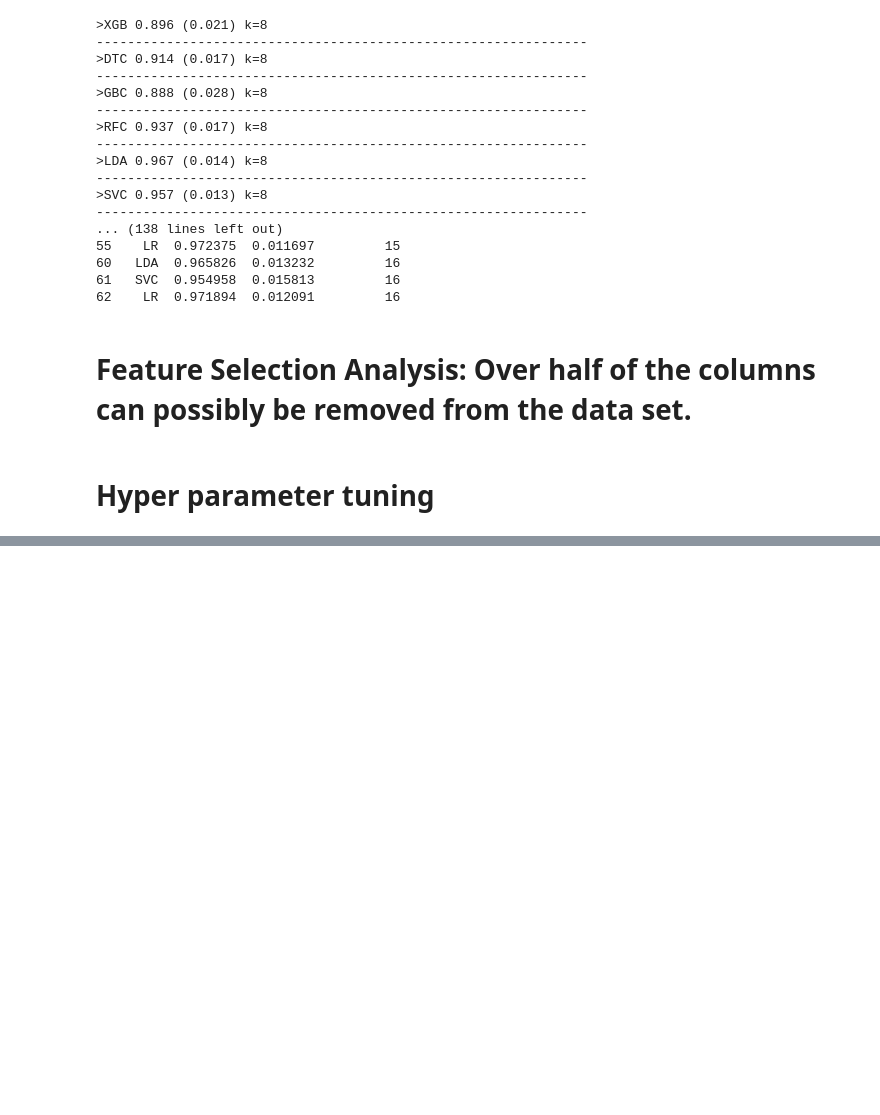
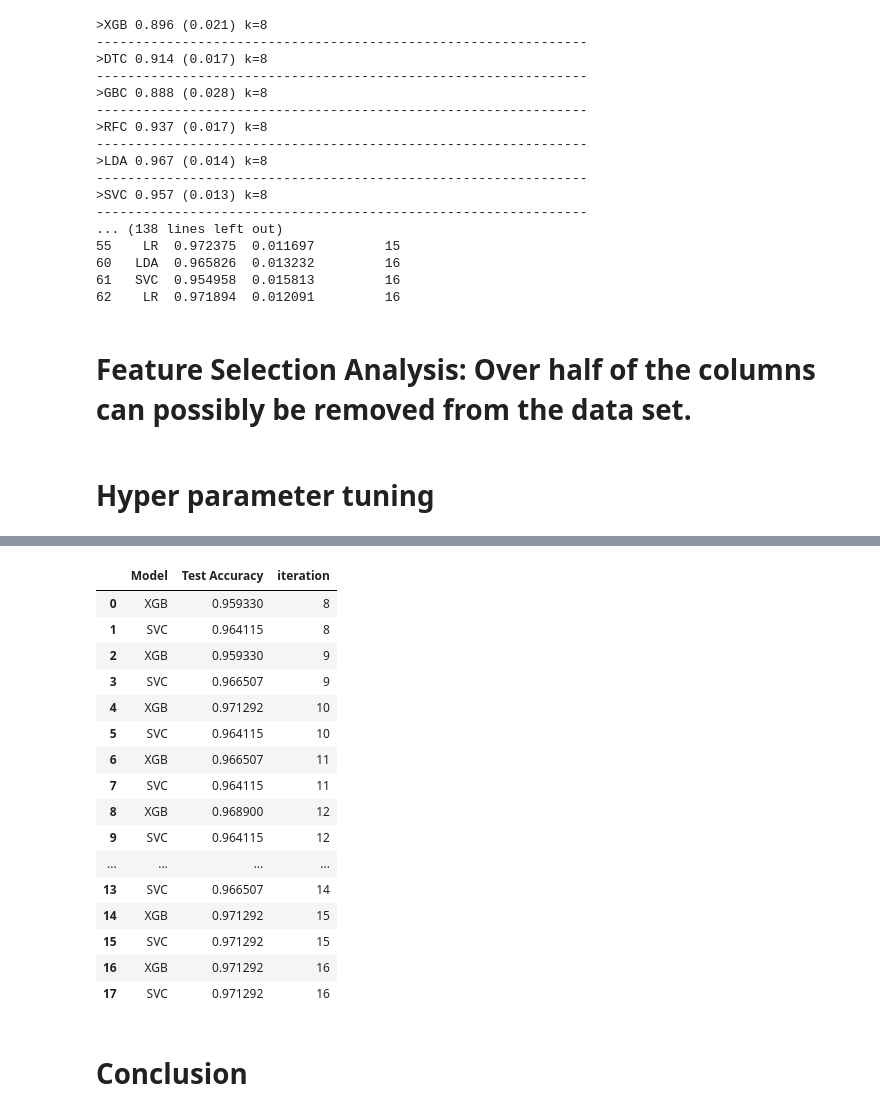
Before and after one commit to MaukanMir/Obesity-Classifier-Part-Two-, a Jupyter notebook: training.ipynb, the cells around one changed output, grey strips where cells are left out. Saved outputs shown, nothing was run; the diff lists cells and outputs as text; code cells hidden in the pictures; blank space fills up the shorter version.

Commit message:
Added new models

```diff
--- a/training.ipynb
+++ b/training.ipynb
@@ -713,0 +759,37 @@ Test accuracy for RFC: 0.959
+# %%
+models = {
+    'XGB': XGBClassifier(learning_rate=0.1, max_depth=5, n_estimators=300),
+    'SVC': SVC(C=10, gamma='scale', kernel='linear')
+}
+
+model_performance = []
+for k in range(8, X.shape[1]+1):
+    print("---------------------------------------------")
+    print(f"Iteration: {k}")
+    fs = SelectKBest(score_func=mutual_info_classif, k=k)
+    for name, model in models.items():
+        pipeline = Pipeline([
+            ('scaler', StandardScaler()),
+            ('power_transformer', PowerTransformer()),
+            ("mutual_information", fs),
+            ('model', model)
+        ])
+
+        # Fit the model using the entire training dataset
+        pipeline.fit(X_train, y_train)
+
+        # Predict on the test set
+        y_pred = pipeline.predict(X_test)
+        accuracy = accuracy_score(y_test, y_pred)
+
+        print(f'Test accuracy for {name}: {accuracy:.3f}')
+        print("---------------------------------------------------------------")
+
+        model_performance.append({
+            "Model": name,
+            "Test Accuracy": accuracy,
+            "iteration":k
+        })
+
+model_performance_df = pd.DataFrame(model_performance)
+print(model_performance_df)
@@ -713,0 +814,22 @@ Test accuracy for RFC: 0.959
+# %%
+model_performance_df
+# %% [output]
+|  | Model | Test Accuracy | iteration |
+| 0 | XGB | 0.959330 | 8 |
+| 1 | SVC | 0.964115 | 8 |
+| 2 | XGB | 0.959330 | 9 |
+| 3 | SVC | 0.966507 | 9 |
+| 4 | XGB | 0.971292 | 10 |
+| 5 | SVC | 0.964115 | 10 |
+| 6 | XGB | 0.966507 | 11 |
+| 7 | SVC | 0.964115 | 11 |
+| 8 | XGB | 0.968900 | 12 |
+| 9 | SVC | 0.964115 | 12 |
+| ... | ... | ... | ... |
+| 13 | SVC | 0.966507 | 14 |
+| 14 | XGB | 0.971292 | 15 |
+| 15 | SVC | 0.971292 | 15 |
+| 16 | XGB | 0.971292 | 16 |
+| 17 | SVC | 0.971292 | 16 |
+# %% [markdown]
+# Conclusion
```
Also changed, not shown: parts of 4 cells of this notebook.
